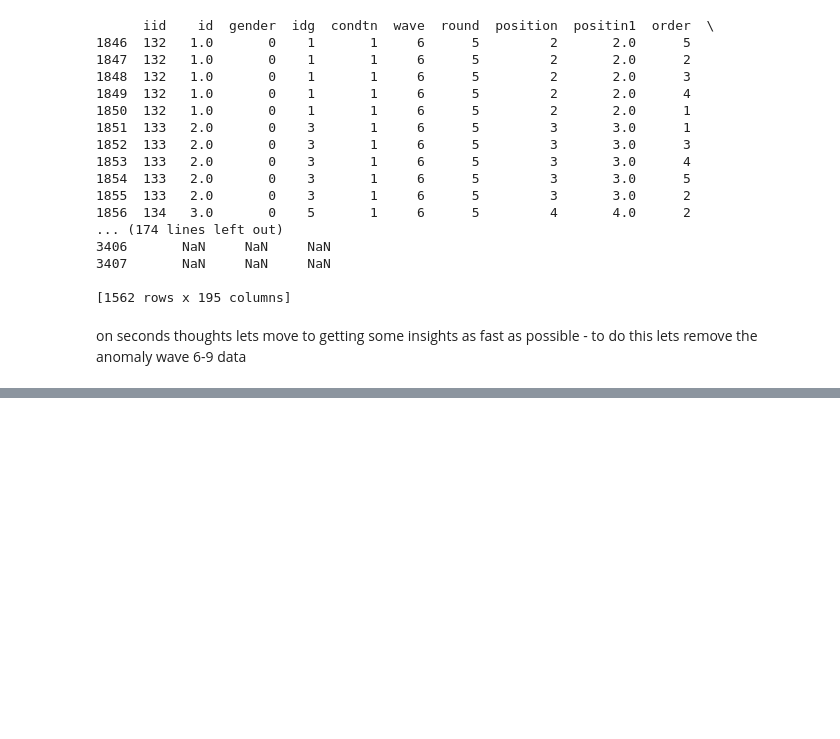
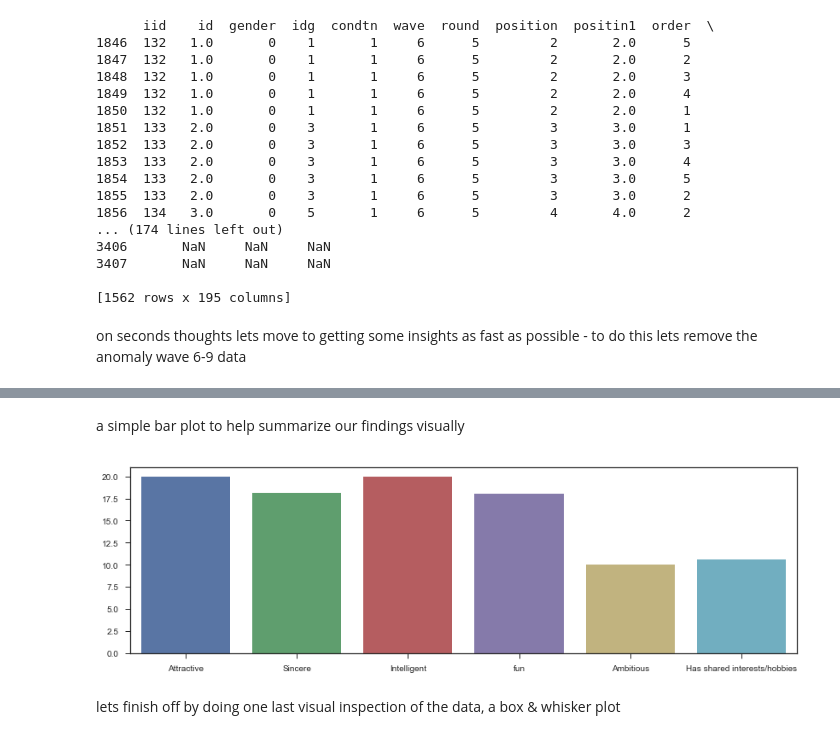
Before and after one commit to whathelll/speed-dating-analysis, a Jupyter notebook: paul/pauls speed dataing analysis.ipynb, the cells around one changed output, grey strips where cells are left out. Drawn from its saved outputs; the diff is of its cells as text; code cells hidden in the pictures; blank space fills up the shorter version.

```diff
--- a/paul/pauls speed dataing analysis.ipynb
+++ b/paul/pauls speed dataing analysis.ipynb
@@ -181,0 +371,16 @@ ok I am too tired for this, will try again in the morning
+# %%
+attributes_m = []
+
+print type(attributes_m)
+
+tempvar = 0
+scount = 0
+
+for s in attributes:
+    attributes_m.append(np.median(s))
+    print np.median(s),': is the median for the', headers[scount], 'attribute'
+    tempvar = tempvar + np.median(s)
+    scount += 1
+
+print ''
+print tempvar,' is the total (median) points assigned when summing all attribute categories'
@@ -181,0 +397,12 @@ ok I am too tired for this, will try again in the morning
+# %% [markdown]
+a simple bar plot to help summarize our findings visually
+# %%
+x = headers
+y = attributes_m
+
+
+ax = sns.barplot(x, y)
+# %% [output]
+[figure, added]
+# %% [markdown]
+lets finish off by doing one last visual inspection of the data, a box & whisker plot
```
Also changed, not shown: parts of 34 cells of this notebook, 3 other files.
